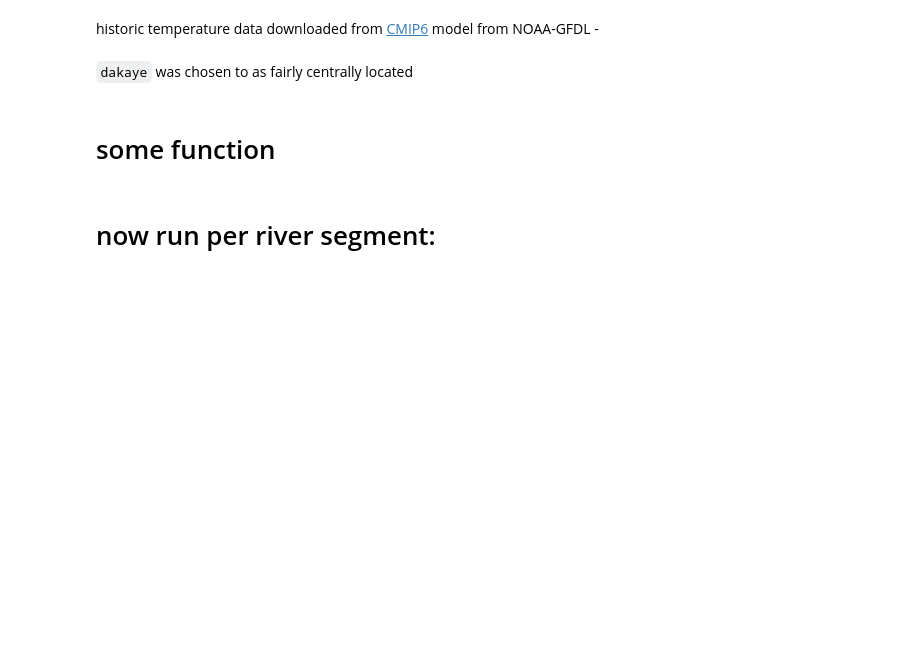
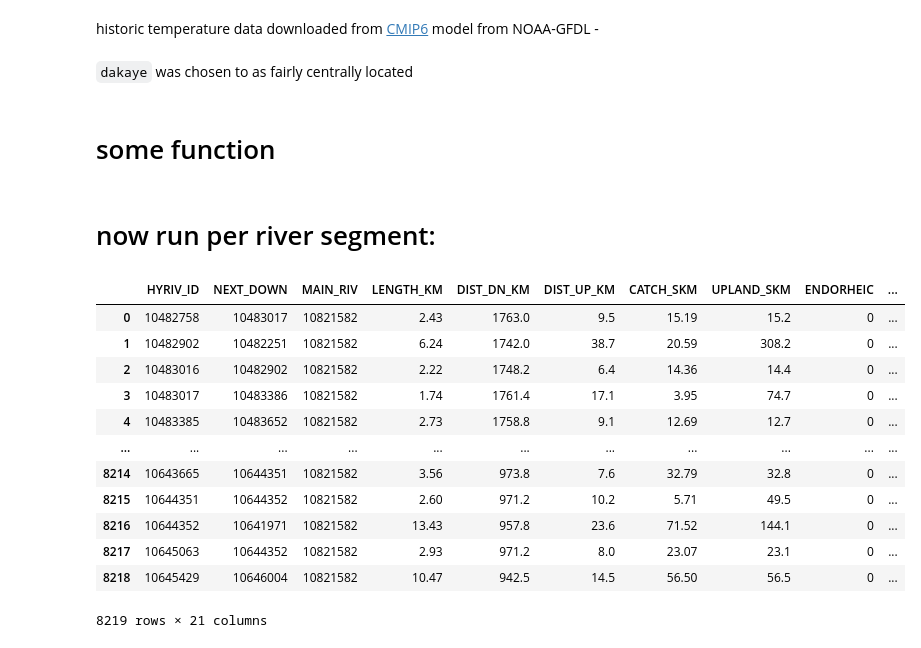
Before and after one commit to Daafip/Volta-burkina-faso, a Jupyter notebook: data/Combining data/Combining data sources - General water supply.ipynb, the cells around one changed output. Drawn from its saved outputs; the diff is of its cells as text; code cells hidden in the pictures; blank space fills up the shorter version.

```diff
--- a/data/Combining data/Combining data sources - General water supply.ipynb
+++ b/data/Combining data/Combining data sources - General water supply.ipynb
@@ -174,6 +175,22 @@ for index, row in all_rivers_bf.iterrows():
     output_river.loc[index,"MIN_1981_2014_M3"]   = combined_df['Q'].min()
     output_river.loc[index,"MAX_1981_2014_M3"]   = combined_df['Q'].max()
     output_river.loc[index,"MEAN_1981_2014_M3"]  = combined_df['Q'].mean()
+# %%
+output_river
+# %% [output]
+|  | HYRIV_ID | NEXT_DOWN | MAIN_RIV | LENGTH_KM | DIST_DN_KM | DIST_UP_KM | CATCH_SKM | UPLAND_SKM | ENDORHEIC | ... |
+| 0 | 10482758 | 10483017 | 10821582 | 2.43 | 1763.0 | 9.5 | 15.19 | 15.2 | 0 | ... |
+| 1 | 10482902 | 10482251 | 10821582 | 6.24 | 1742.0 | 38.7 | 20.59 | 308.2 | 0 | ... |
+| 2 | 10483016 | 10482902 | 10821582 | 2.22 | 1748.2 | 6.4 | 14.36 | 14.4 | 0 | ... |
+| 3 | 10483017 | 10483386 | 10821582 | 1.74 | 1761.4 | 17.1 | 3.95 | 74.7 | 0 | ... |
+| 4 | 10483385 | 10483652 | 10821582 | 2.73 | 1758.8 | 9.1 | 12.69 | 12.7 | 0 | ... |
+| ... | ... | ... | ... | ... | ... | ... | ... | ... | ... | ... |
+| 8214 | 10643665 | 10644351 | 10821582 | 3.56 | 973.8 | 7.6 | 32.79 | 32.8 | 0 | ... |
+| 8215 | 10644351 | 10644352 | 10821582 | 2.60 | 971.2 | 10.2 | 5.71 | 49.5 | 0 | ... |
+| 8216 | 10644352 | 10641971 | 10821582 | 13.43 | 957.8 | 23.6 | 71.52 | 144.1 | 0 | ... |
+| 8217 | 10645063 | 10644352 | 10821582 | 2.93 | 971.2 | 8.0 | 23.07 | 23.1 | 0 | ... |
+| 8218 | 10645429 | 10646004 | 10821582 | 10.47 | 942.5 | 14.5 | 56.50 | 56.5 | 0 | ... |
+8219 rows × 21 columns
 # %%
 fig,ax = plt.subplots(1)
 country_outline.plot(ax=ax, facecolor="none", edgecolor="C2",zorder=6)
```
Also changed, not shown: parts of 3 cells of this notebook, 3 other files.
